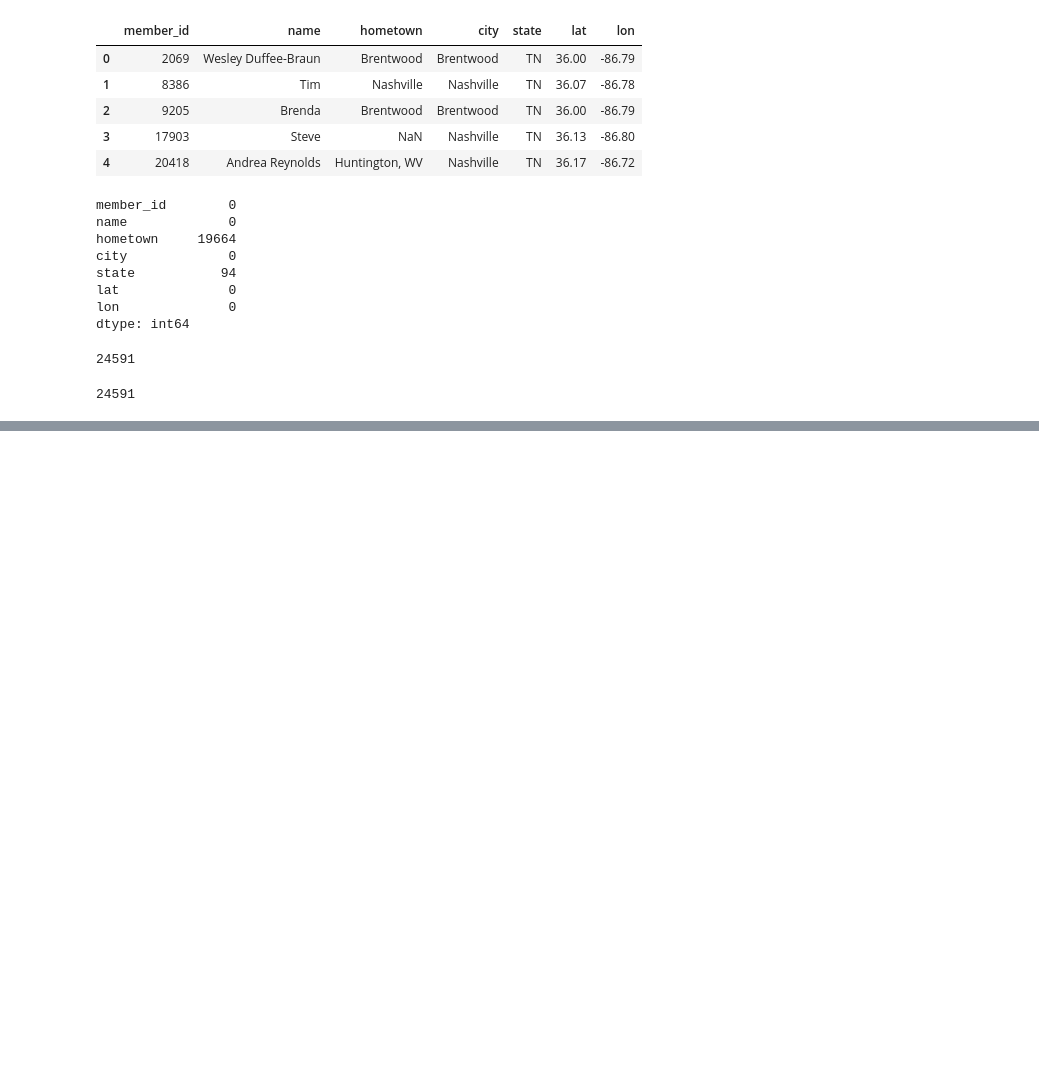
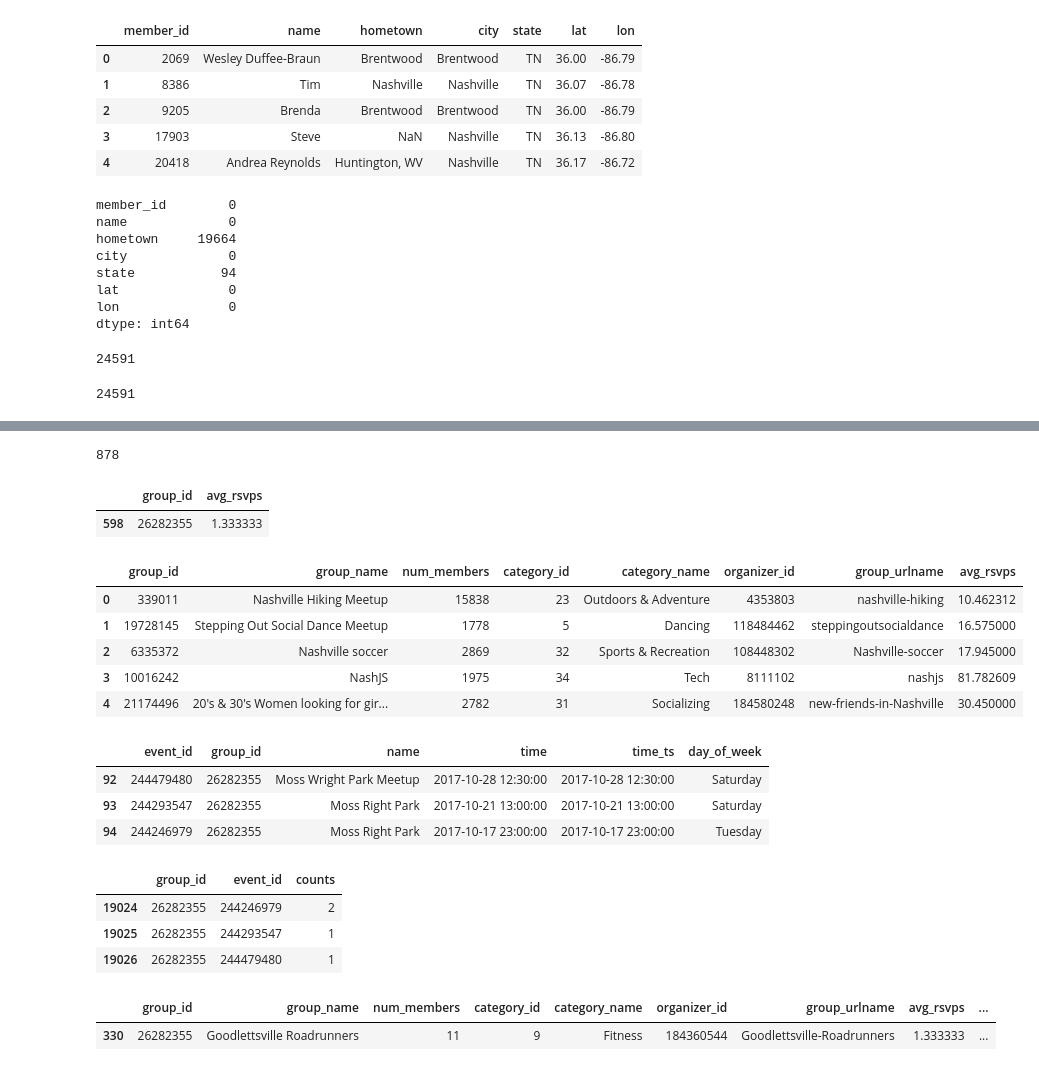
Before and after one commit to jamesreno2/python_project_eda, a Jupyter notebook: Python_project_eda.ipynb, the cells around one changed output, grey strips where cells are left out. Saved outputs shown, nothing was run; the diff lists cells and outputs as text; code cells hidden in the pictures; blank space fills up the shorter version.

```diff
--- a/Python_project_eda.ipynb
+++ b/Python_project_eda.ipynb
@@ -161,0 +299,5 @@ merged_df.groupby(member_id)
+# %%
+#shows that the number of members isn't based on this data set
+len(m_to_g_edges.loc[m_to_g_edges['group_id']==339011]['member_id'].unique())
+# %% [output]
+878
@@ -161,0 +311,20 @@ merged_df.groupby(member_id)
+# %%
+meta_groups = meta_groups.drop(labels=['avg_rsvps'], axis = 1)
+# %%
+temp_gp = rsvps.groupby(['group_id','event_id'])['member_id'].size().groupby('group_id').agg('mean').reset_index(name='avg_rsvps')
+# %%
+temp_gp.loc[temp_gp['group_id']==26282355]
+# %% [output]
+|  | group_id | avg_rsvps |
+| 598 | 26282355 | 1.333333 |
+# %%
+meta_groups=meta_groups.merge(temp_gp, how = 'left', on = 'group_id')
+# %%
+meta_groups.head()
+# %% [output]
+|  | group_id | group_name | num_members | category_id | category_name | organizer_id | group_urlname | avg_rsvps |
+| 0 | 339011 | Nashville Hiking Meetup | 15838 | 23 | Outdoors & Adventure | 4353803 | nashville-hiking | 10.462312 |
+| 1 | 19728145 | Stepping Out Social Dance Meetup | 1778 | 5 | Dancing | 118484462 | steppingoutsocialdance | 16.575000 |
+| 2 | 6335372 | Nashville soccer | 2869 | 32 | Sports & Recreation | 108448302 | Nashville-soccer | 17.945000 |
+| 3 | 10016242 | NashJS | 1975 | 34 | Tech | 8111102 | nashjs | 81.782609 |
+| 4 | 21174496 | 20's & 30's Women looking for gir... | 2782 | 31 | Socializing | 184580248 | new-friends-in-Nashville | 30.450000 |
@@ -161,0 +337,19 @@ merged_df.groupby(member_id)
+# %%
+meta_events.loc[meta_events['group_id']==26282355]
+# %% [output]
+|  | event_id | group_id | name | time | time_ts | day_of_week |
+| 92 | 244479480 | 26282355 | Moss Wright Park Meetup | 2017-10-28 12:30:00 | 2017-10-28 12:30:00 | Saturday |
+| 93 | 244293547 | 26282355 | Moss Right Park | 2017-10-21 13:00:00 | 2017-10-21 13:00:00 | Saturday |
+| 94 | 244246979 | 26282355 | Moss Right Park | 2017-10-17 23:00:00 | 2017-10-17 23:00:00 | Tuesday |
+# %%
+test.loc[test['group_id']==26282355]
+# %% [output]
+|  | group_id | event_id | counts |
+| 19024 | 26282355 | 244246979 | 2 |
+| 19025 | 26282355 | 244293547 | 1 |
+| 19026 | 26282355 | 244479480 | 1 |
+# %%
+meta_groups.loc[meta_groups['group_id']==26282355]
+# %% [output]
+|  | group_id | group_name | num_members | category_id | category_name | organizer_id | group_urlname | avg_rsvps | ... |
+| 330 | 26282355 | Goodlettsville Roadrunners | 11 | 9 | Fitness | 184360544 | Goodlettsville-Roadrunners | 1.333333 | ... |
```
Also changed, not shown: parts of 26 cells of this notebook.
